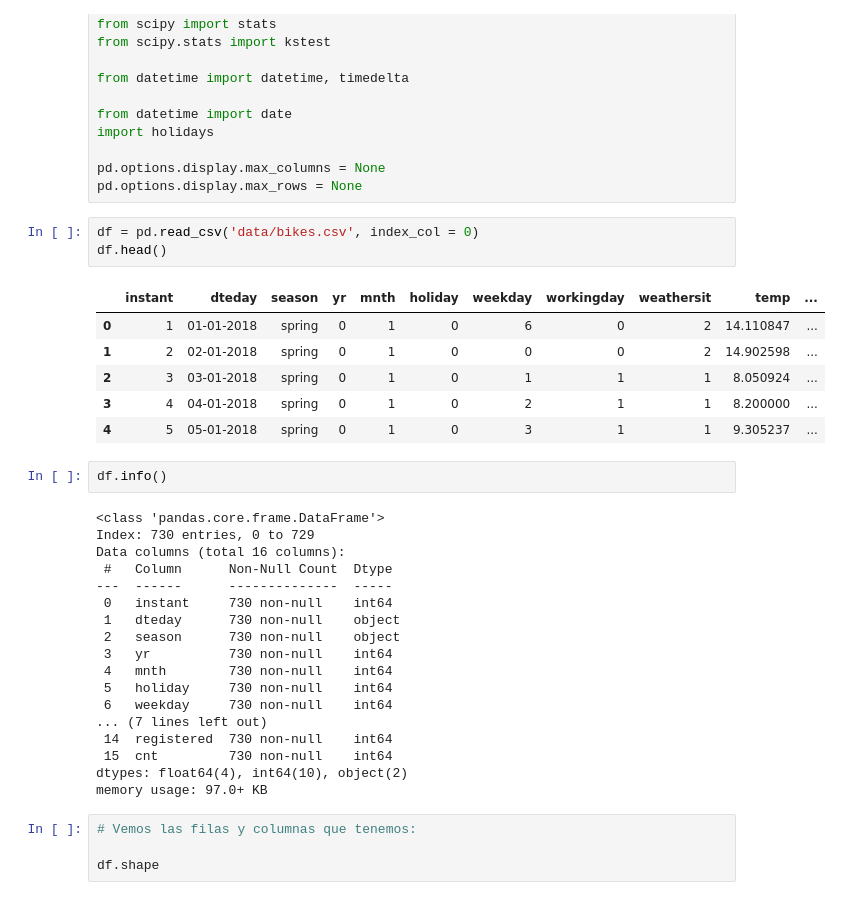
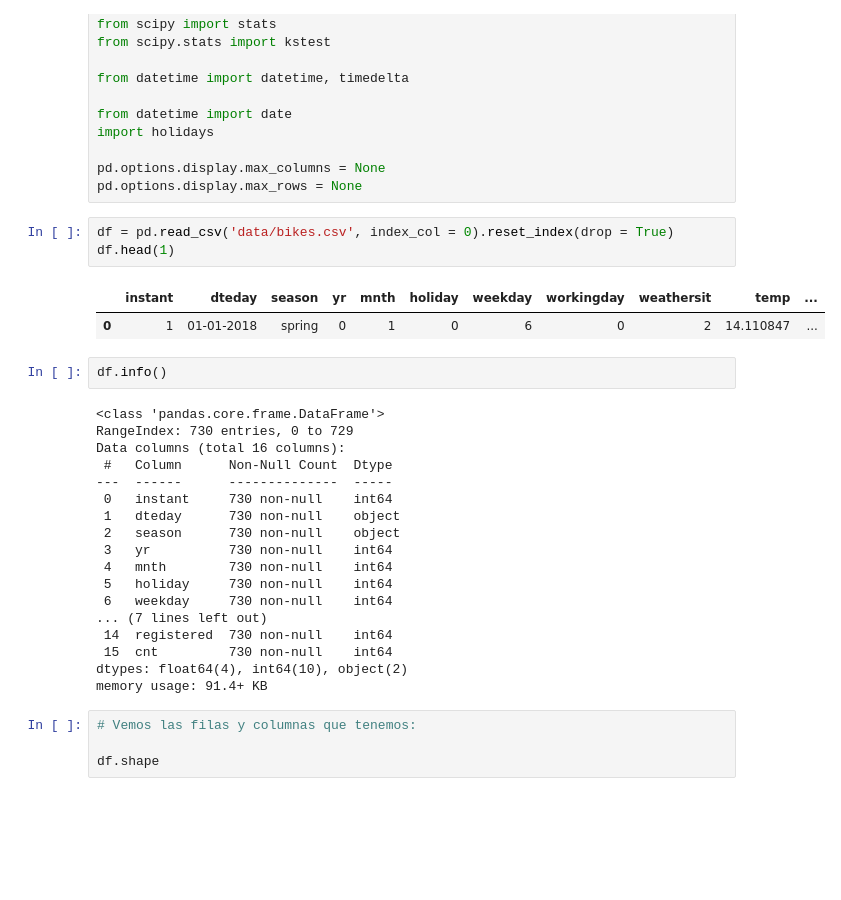
Before and after one commit to CrisSangrador/proyecto-alquiler-bicicletas, a Jupyter notebook: eda_bicis.ipynb, the cells around one changed output. Drawn from its saved outputs; the diff is of its cells as text; blank space fills up the shorter version.

```diff
--- a/eda_bicis.ipynb
+++ b/eda_bicis.ipynb
@@ -20,20 +20,16 @@ import holidays
 pd.options.display.max_columns = None
 pd.options.display.max_rows = None
 # %%
-df = pd.read_csv('data/bikes.csv', index_col = 0)
-df.head()
+df = pd.read_csv('data/bikes.csv', index_col = 0).reset_index(drop = True)
+df.head(1)
 # %% [output]
 |  | instant | dteday | season | yr | mnth | holiday | weekday | workingday | weathersit | temp | ... |
 | 0 | 1 | 01-01-2018 | spring | 0 | 1 | 0 | 6 | 0 | 2 | 14.110847 | ... |
-| 1 | 2 | 02-01-2018 | spring | 0 | 1 | 0 | 0 | 0 | 2 | 14.902598 | ... |
-| 2 | 3 | 03-01-2018 | spring | 0 | 1 | 0 | 1 | 1 | 1 | 8.050924 | ... |
-| 3 | 4 | 04-01-2018 | spring | 0 | 1 | 0 | 2 | 1 | 1 | 8.200000 | ... |
-| 4 | 5 | 05-01-2018 | spring | 0 | 1 | 0 | 3 | 1 | 1 | 9.305237 | ... |
 # %%
 df.info()
 # %% [output]
 <class 'pandas.core.frame.DataFrame'>
-Index: 730 entries, 0 to 729
+RangeIndex: 730 entries, 0 to 729
 Data columns (total 16 columns):
  #   Column      Non-Null Count  Dtype
 ---  ------      --------------  -----
@@ -48,7 +44,7 @@ Data columns (total 16 columns):
  14  registered  730 non-null    int64
  15  cnt         730 non-null    int64
 dtypes: float64(4), int64(10), object(2)
-memory usage: 97.0+ KB
+memory usage: 91.4+ KB
 # %%
 # Vemos las filas y columnas que tenemos:
 
```
Also changed, not shown: parts of 28 cells of this notebook.
